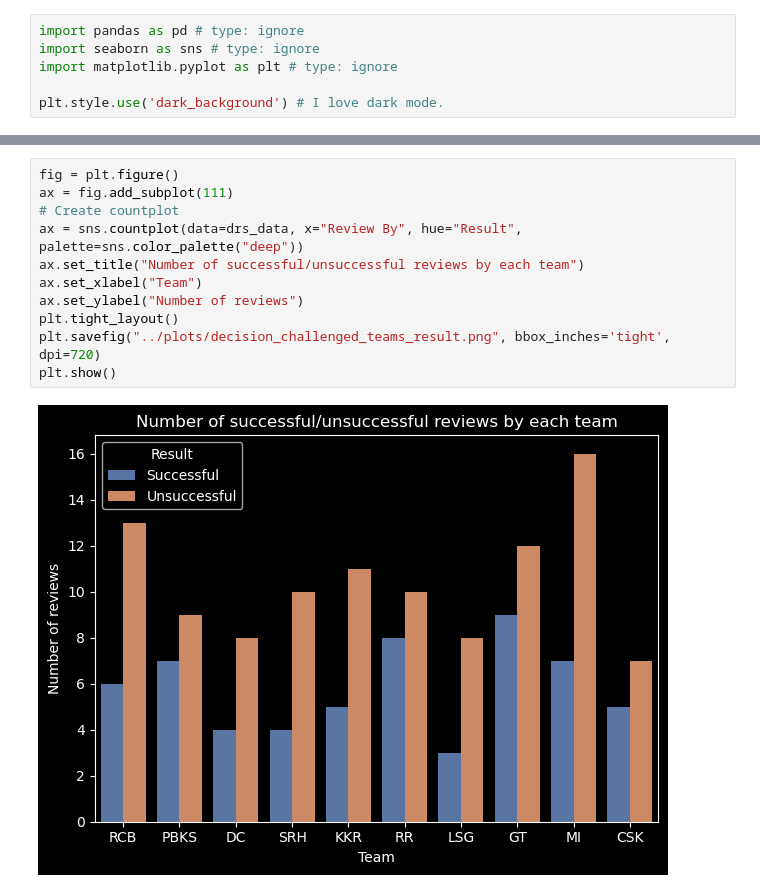
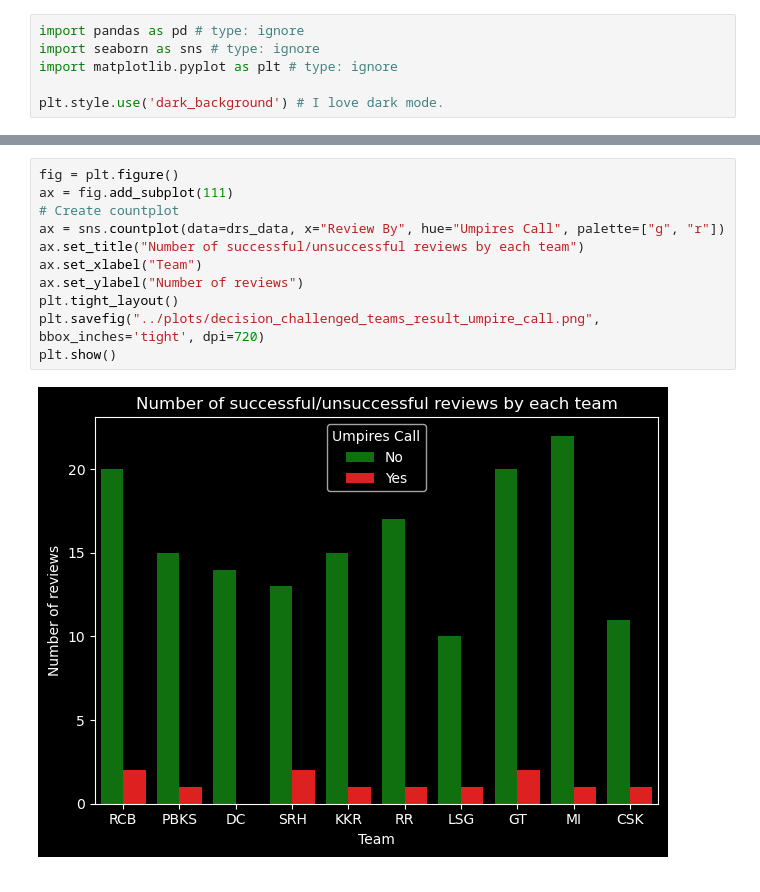
Before and after one commit to uhvardhan/Cricket-Project, a Jupyter notebook: code/Day_7.ipynb, the cells around one changed output, grey strips where cells are left out. Cells and saved outputs as stored; diff of their text form.

```diff
--- a/code/Day_7.ipynb
+++ b/code/Day_7.ipynb
@@ -40,13 +40,13 @@ plt.show()
 # %%
 fig = plt.figure()
 ax = fig.add_subplot(111)
 # Create countplot
-ax = sns.countplot(data=drs_data, x="Review By", hue="Result", palette=sns.color_palette("deep"))
+ax = sns.countplot(data=drs_data, x="Review By", hue="Umpires Call", palette=["g", "r"])
 ax.set_title("Number of successful/unsuccessful reviews by each team")
 ax.set_xlabel("Team")
 ax.set_ylabel("Number of reviews")
 plt.tight_layout()
-plt.savefig("../plots/decision_challenged_teams_result.png", bbox_inches='tight', dpi=720)
+plt.savefig("../plots/decision_challenged_teams_result_umpire_call.png", bbox_inches='tight', dpi=720)
 plt.show()
 # %% [output]
-[figure, old version]
+[figure, new version]
```
Also changed, not shown: parts of 3 cells of this notebook, 19 other files.
